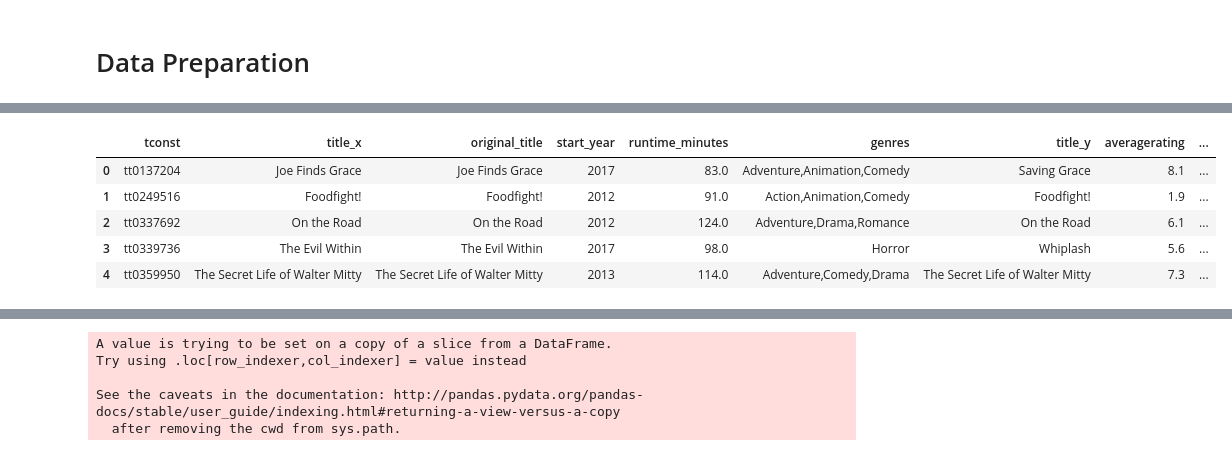
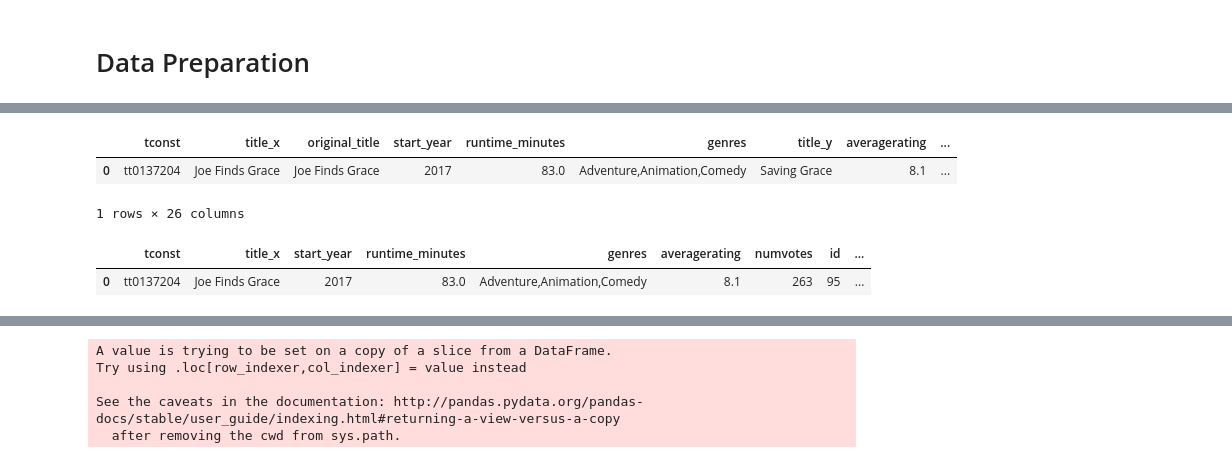
Before and after one commit to benspils/movie-content-analysis, a Jupyter notebook: What_Makes_a_Successful_Movie?-Mike.ipynb, the cells around one changed output, grey strips where cells are left out. Drawn from its saved outputs; the diff is of its cells as text; code cells hidden in the pictures.

```diff
--- a/What_Makes_a_Successful_Movie?-Mike.ipynb
+++ b/What_Makes_a_Successful_Movie?-Mike.ipynb
@@ -68,8 +54,9 @@ data/zippedData/rt.movie_info.tsv.gz
 # %%
-#Renaming columns to be able to merge on 'title' column
+#Renaming columns to be able to merge on 'title' and 'tconst' columns
 
-data['title_basics'] = data['title_basics'].rename(columns={'primary_title':'title'})
-data['movie_budgets'] = data['movie_budgets'].rename(columns={'movie':'title'})
+data['title_basics'].rename(columns={'primary_title':'title'}, inplace = True)
+data['movie_budgets'].rename(columns={'movie':'title'}, inplace = True)
+data['akas'].rename(columns={'title_id': 'tconst'}, inplace = True)
 # %%
 #Getting rid of commas and dollar signs to make dataframe values easier to work with
 
@@ -80,7 +67,3 @@ data['movie_budgets']['worldwide_gross'] = data['movie_budgets']['worldwide_gros
 data['movie_budgets']['production_budget'] = data['movie_budgets']['production_budget'].str.replace(',', '')
 data['movie_budgets']['production_budget'] = data['movie_budgets']['production_budget'].str.replace('$', '')
 data['movie_budgets']['production_budget'] = data['movie_budgets']['production_budget'].astype(int)
-
-data['movie_budgets']['domestic_gross'] = data['movie_budgets']['domestic_gross'].str.replace(',', '')
-data['movie_budgets']['domestic_gross'] = data['movie_budgets']['domestic_gross'].str.replace('$', '')
-data['movie_budgets']['domestic_gross'] = data['movie_budgets']['domestic_gross'].astype(int)
@@ -141,9 +120,6 @@ master_table = pd.merge(data['title_basics'],master_table,on='tconst')
 # %%
-master_table.head()
+master_table.head(1)
 # %% [output]
 |  | tconst | title_x | original_title | start_year | runtime_minutes | genres | title_y | averagerating | ... |
 | 0 | tt0137204 | Joe Finds Grace | Joe Finds Grace | 2017 | 83.0 | Adventure,Animation,Comedy | Saving Grace | 8.1 | ... |
-| 1 | tt0249516 | Foodfight! | Foodfight! | 2012 | 91.0 | Action,Animation,Comedy | Foodfight! | 1.9 | ... |
-| 2 | tt0337692 | On the Road | On the Road | 2012 | 124.0 | Adventure,Drama,Romance | On the Road | 6.1 | ... |
-| 3 | tt0339736 | The Evil Within | The Evil Within | 2017 | 98.0 | Horror | Whiplash | 5.6 | ... |
-| 4 | tt0359950 | The Secret Life of Walter Mitty | The Secret Life of Walter Mitty | 2013 | 114.0 | Adventure,Comedy,Drama | The Secret Life of Walter Mitty | 7.3 | ... |
+1 rows × 26 columns
@@ -179,3 +130,8 @@ master_table = master_table.drop(columns=['original_title','theater_date','dvd_d
+# %%
+master_table.head(1)
+# %% [output]
+|  | tconst | title_x | start_year | runtime_minutes | genres | averagerating | numvotes | id | ... |
+| 0 | tt0137204 | Joe Finds Grace | 2017 | 83.0 | Adventure,Animation,Comedy | 8.1 | 263 | 95 | ... |
 # %%
 master_table.sort_values(by='worldwide_gross', ascending = False, inplace=True)
 # %%
```
Also changed, not shown: parts of 34 cells of this notebook.
